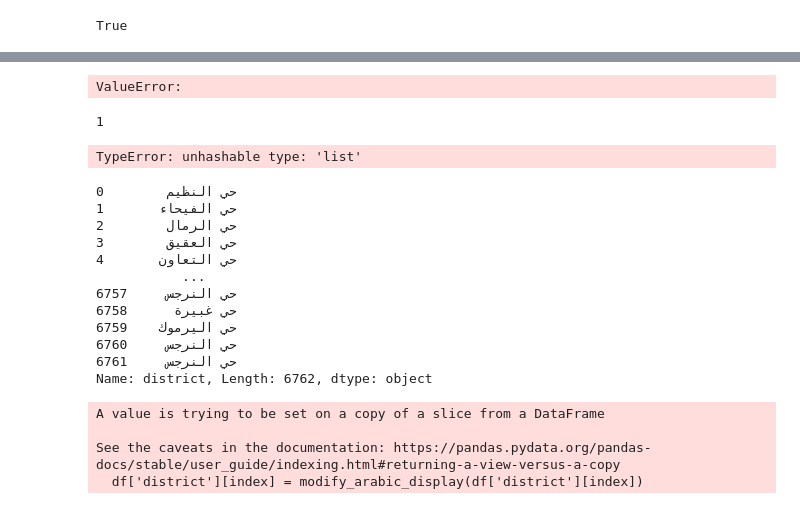
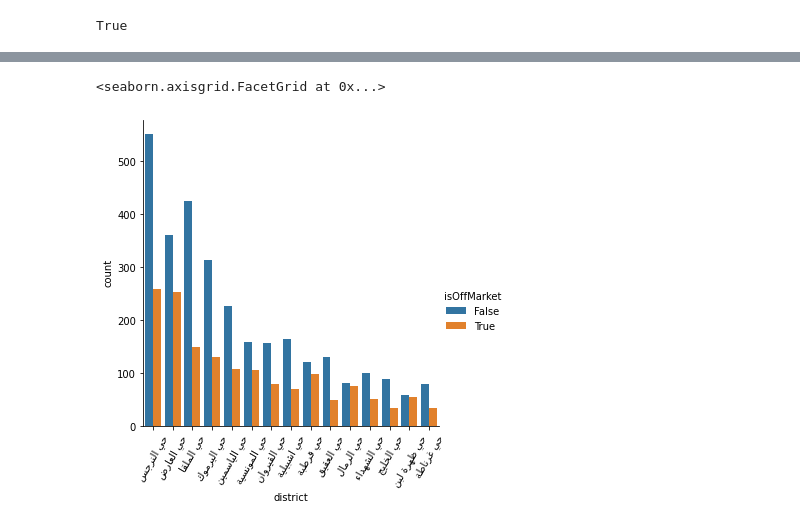
Before and after one commit to Abdulmalik-rebdi/aqar1, a Jupyter notebook: src/EDAdraft.ipynb, the cells around one changed output, grey strips where cells are left out. Cells and saved outputs as stored; diff of their text form; code cells hidden in the pictures.

```diff
--- a/src/EDAdraft.ipynb
+++ b/src/EDAdraft.ipynb
@@ -400,5 +420,3 @@ df['age'].plot(kind='box')
 # %% [output]
 <AxesSubplot:>
 [figure]
-# %%
-df['hasSold'] = np.where(df['sold'] == 0, False, np.where(df['sold'] != 0 , True))
@@ -407,5 +423,3 @@ ValueError: either both or neither of x and y should be given
 # %%
-df['hasSold'] = True
+df['isOffMarket'] = True
-# %%
-df['hasSold'] = np.where(  df['sold'] == 0 ,  False , True)
 # %%
@@ -520,52 +470,6 @@ first = cp1['total'][0]
-# %%
-i = 0
-first = cp1['total'][0]
-for index, row in cp1.iterrows():
-
-    t=3
-    t+=1
-    if ((index == 0) or (index % 2 == 0)) :
-        first  = row['total']
-
-    else:
-        if (row['total'] > first):
-            cp2['district'][i] = row['district']
-            cp2['total'][i] = row['total']
-            cp2['hasSold'][i] = row['hasSold']
-            i+=1
-        else:
-           t=1
-# %% [output]
-ValueError:
-# %%
-t
-# %% [output]
-1
-# %%
-cp1[cp1.district.str.contains(cp2) == True]
-# %% [output]
-TypeError: unhashable type: 'list'
-# %%
-df['district']
-# %% [output]
-0        ﺣﻲ ﺍﻟﻨﻈﻴﻢ
-1       ﺣﻲ ﺍﻟﻔﻴﺤﺎﺀ
-2        ﺣﻲ ﺍﻟﺮﻣﺎﻝ
-3        ﺣﻲ ﺍﻟﻌﻘﻴﻖ
-4       ﺣﻲ ﺍﻟﺘﻌﺎﻭﻥ
-           ...
-6757     ﺣﻲ ﺍﻟﻨﺮﺟﺲ
-6758      ﺣﻲ ﻏﺒﻴﺮﺓ
-6759    ﺣﻲ ﺍﻟﻴﺮﻣﻮﻙ
-6760     ﺣﻲ ﺍﻟﻨﺮﺟﺲ
-6761     ﺣﻲ ﺍﻟﻨﺮﺟﺲ
-Name: district, Length: 6762, dtype: object
-# %%
-            for index, row in df.iterrows():
-
-                    df['district'][index] = modify_arabic_display(df['district'][index])
-# %% [output]
-A value is trying to be set on a copy of a slice from a DataFrame
-
-See the caveats in the documentation: https://pandas.pydata.org/pandas-docs/stable/user_guide/indexing.html#returning-a-view-versus-a-copy
-  df['district'][index] = modify_arabic_display(df['district'][index])
+# %%
+ax = sns.catplot(x="district", hue="isOffMarket", kind="count", data=cp ,  order=df.district.value_counts().iloc[:15].index)
+ax.set_xticklabels(rotation = 60)
+# %% [output]
+<seaborn.axisgrid.FacetGrid at 0x...>
+[figure, added]
```
Also changed, not shown: parts of 95 cells of this notebook, 4 other files.
